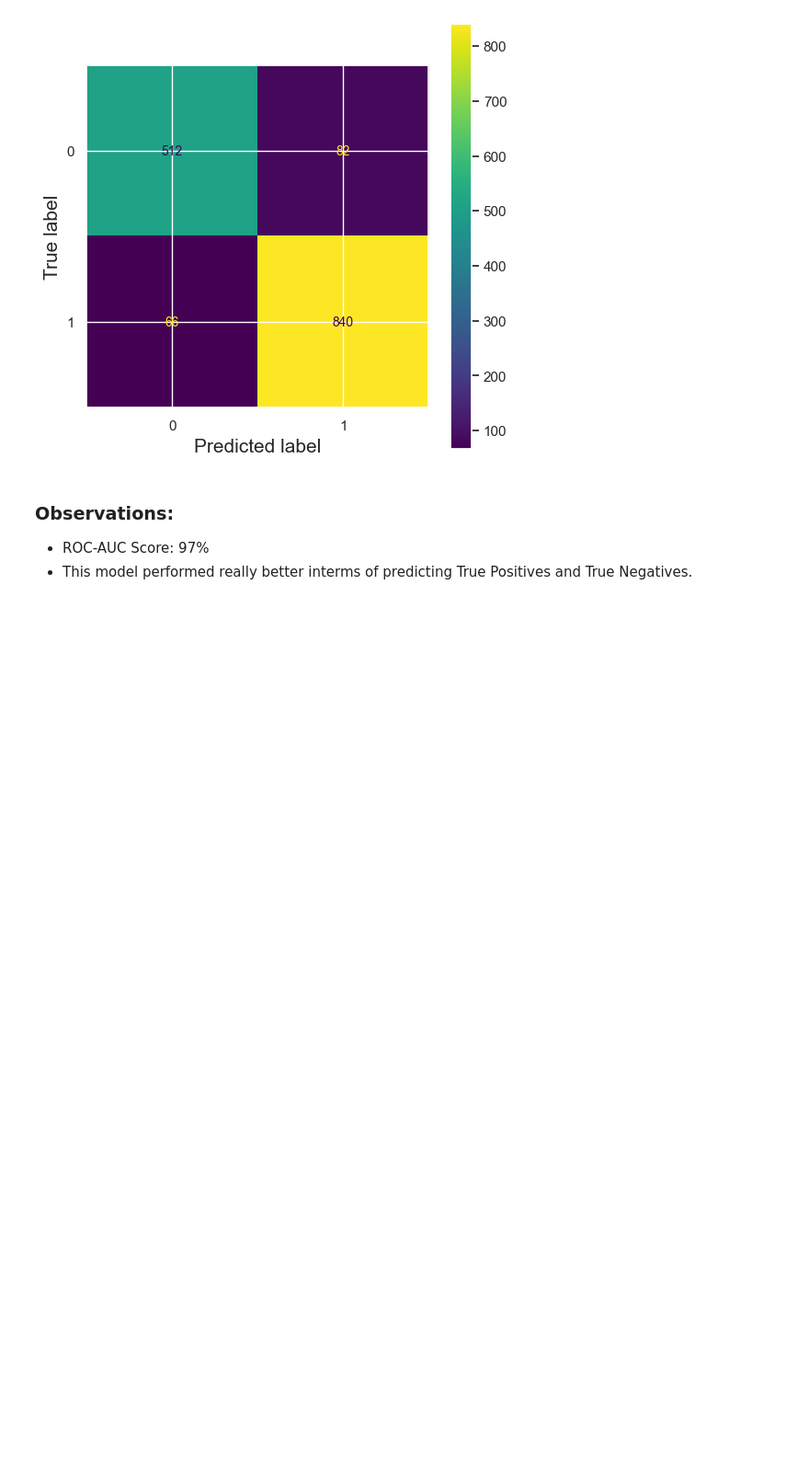
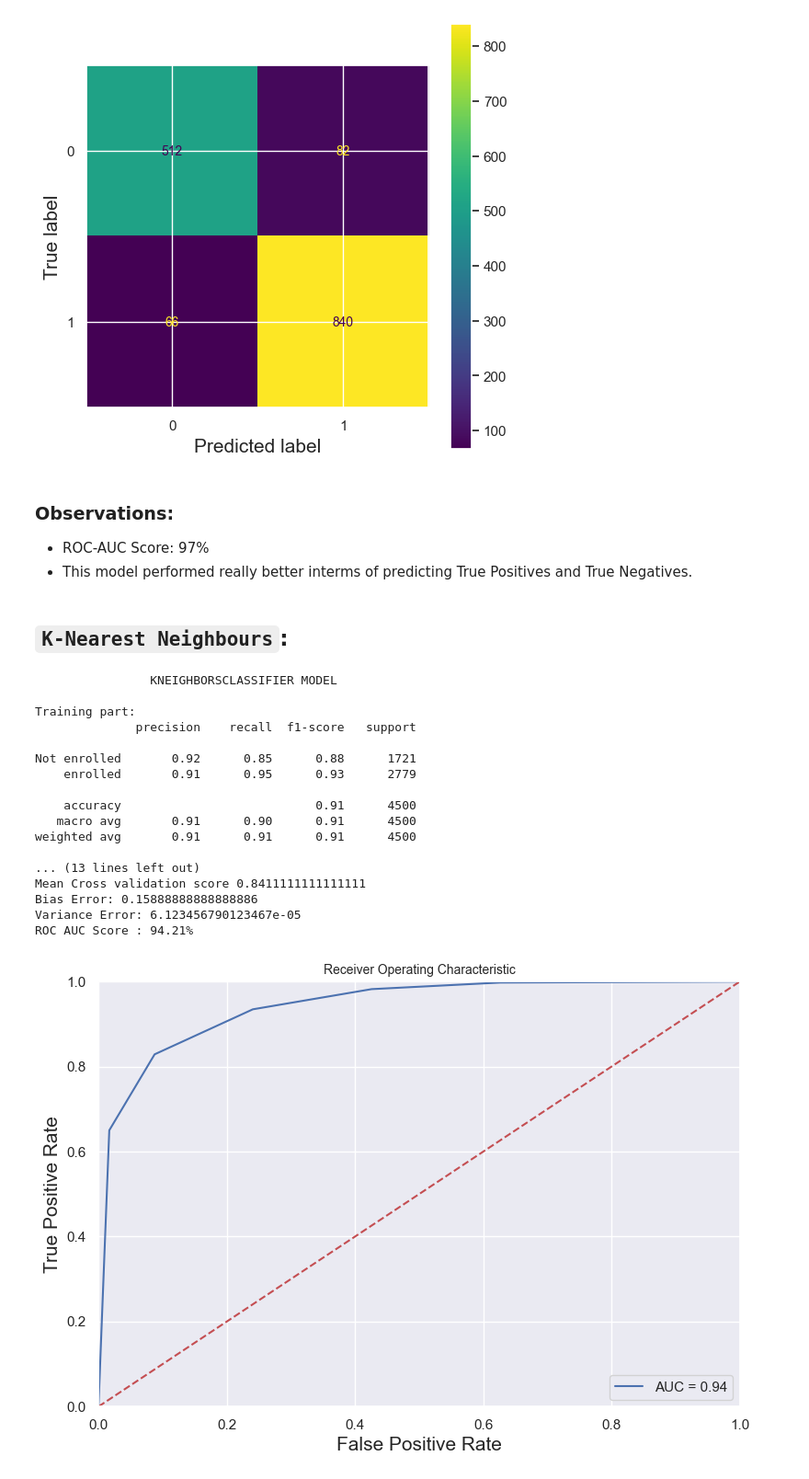
Before and after one commit to tharani001/Insurance-enrollment-prediction, a Jupyter notebook: notebooks/inference.ipynb, the cells around one changed output. Shown at 92% size. Saved outputs shown, nothing was run; the diff lists cells and outputs as text; code cells hidden in the pictures; blank space fills up the shorter version.

Commit message:
Non-tree-model-completed

```diff
--- a/notebooks/inference.ipynb
+++ b/notebooks/inference.ipynb
@@ -867,3 +867,47 @@ disp.plot()
 
 - ROC-AUC Score: 97%
 - This model performed really better interms of predicting True Positives and True Negatives.
+# %% [markdown]
+## `K-Nearest Neighbours`:
+# %%
+#fit the model
+model =KNeighborsClassifier()
+model.fit(X_train,y_train)
+
+# prediction
+pred_train = model.predict(X_train)
+pred_val = model.predict(X_val)
+
+# model name
+model_name = str(type(model)).split(".")[-1][0:-2]
+print(f"\t\t{model_name.upper()} MODEL\n")
+
+print('Training part:')
+print(classification_report(y_train, pred_train,
+                                    target_names=['Not enrolled', 'enrolled']))
+print('validation part:')
+print(classification_report(y_val, pred_val,
+                                    target_names=['Not enrolled', 'enrolled']))
+print("Accuracy score for traing dataset",accuracy_score(y_train, pred_train))
+print("Accuracy score for validation dataset",accuracy_score(y_val, pred_val))
+
+cross_val_score(model,X_val,y_val)
+# %% [output]
+                KNEIGHBORSCLASSIFIER MODEL
+
+Training part:
+              precision    recall  f1-score   support
+
+Not enrolled       0.92      0.85      0.88      1721
+    enrolled       0.91      0.95      0.93      2779
+
+    accuracy                           0.91      4500
+   macro avg       0.91      0.90      0.91      4500
+weighted avg       0.91      0.91      0.91      4500
+
+... (13 lines left out)
+Mean Cross validation score 0.8411111111111111
+Bias Error: 0.15888888888888886
+Variance Error: 6.123456790123467e-05
+ROC AUC Score : 94.21%
+[figure, added]
```
Also changed, not shown: parts of 8 cells of this notebook.
